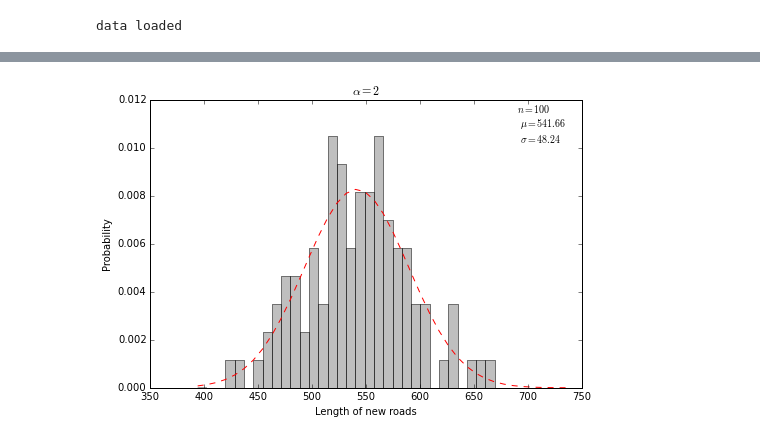
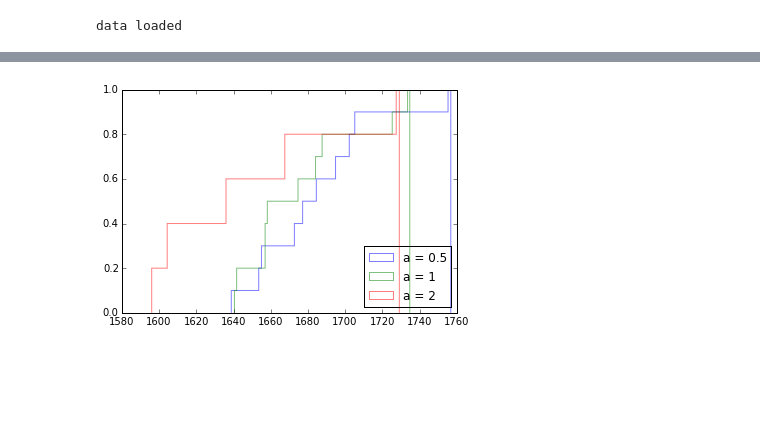
Before and after one commit to brelsford/topology, a Jupyter notebook: ReblockingFigs.ipynb, the cells around one changed output, grey strips where cells are left out. Cells and saved outputs as stored; diff of their text form; code cells hidden in the pictures; blank space fills up the shorter version.

```diff
--- a/ReblockingFigs.ipynb
+++ b/ReblockingFigs.ipynb
@@ -50,3 +53,10 @@ def nice_histogram(a,x,bounds=None):
     plt.savefig("histogram_alpha_"+str(a)+".pdf", format='pdf', pad_inches=0.5)
+# %%
+def nice_histogram_many(d):
+    num_bins = 80
+    fig = plt.figure()
+    for a in d.keys():
+        n, bins, patches = plt.hist(d[a], num_bins, normed=1, cumulative=True,histtype = 'step' , label = "a = {}".format(a), alpha=0.5)
+        plt.legend(loc='lower right')
 # %%
 ### Import data
@@ -113,8 +112,6 @@ r=50, alpha=8
-# %%
-bounds = [np.array([d[a] for a in d]).min(), np.array([d[a] for a in d]).max()]
-
-for a in [2]:
-    x = np.array(d[a])
-    nice_histogram(a, x, bounds)
-# %% [output]
-[figure, removed]
+# %%
+DDD = pickle.load( open( "d_results.p", "rb" ) )
+# %%
+nice_histogram_many(DDD)
+# %% [output]
+[figure, added]
```
Also changed, not shown: parts of 13 cells of this notebook, 1 other file.
